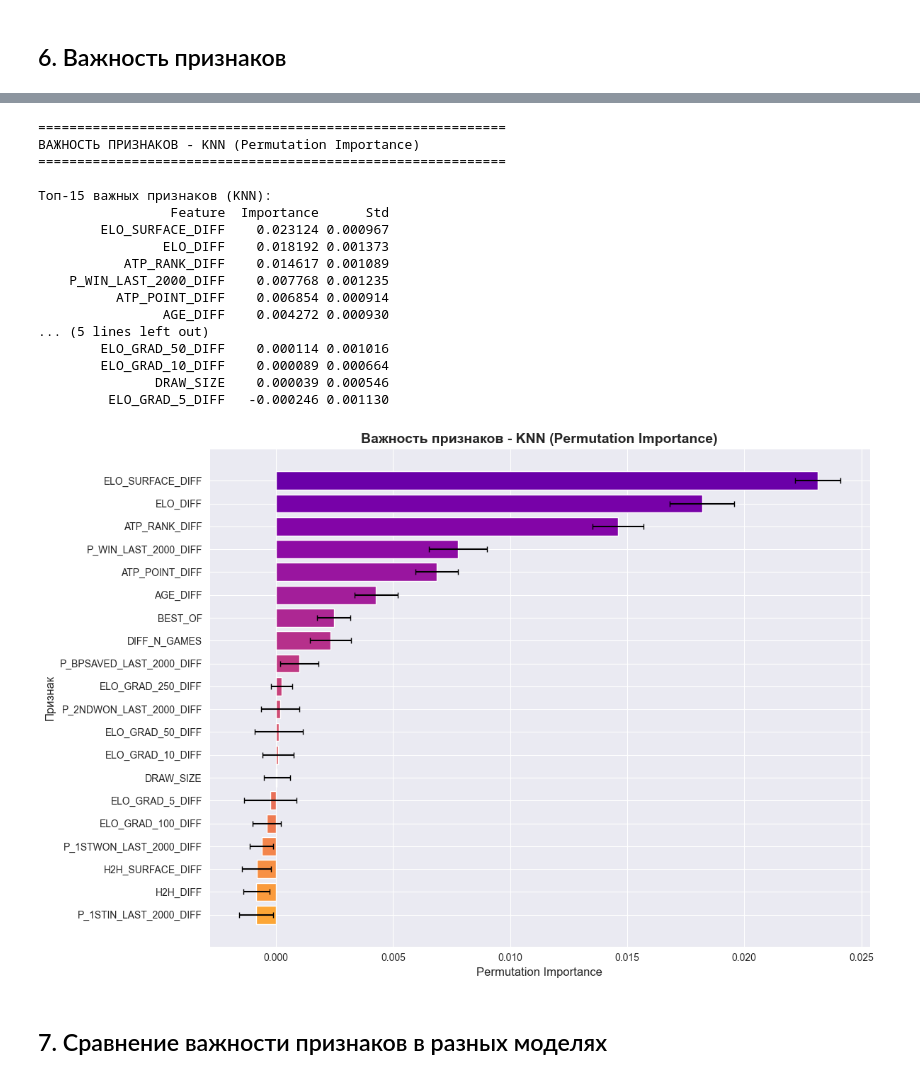
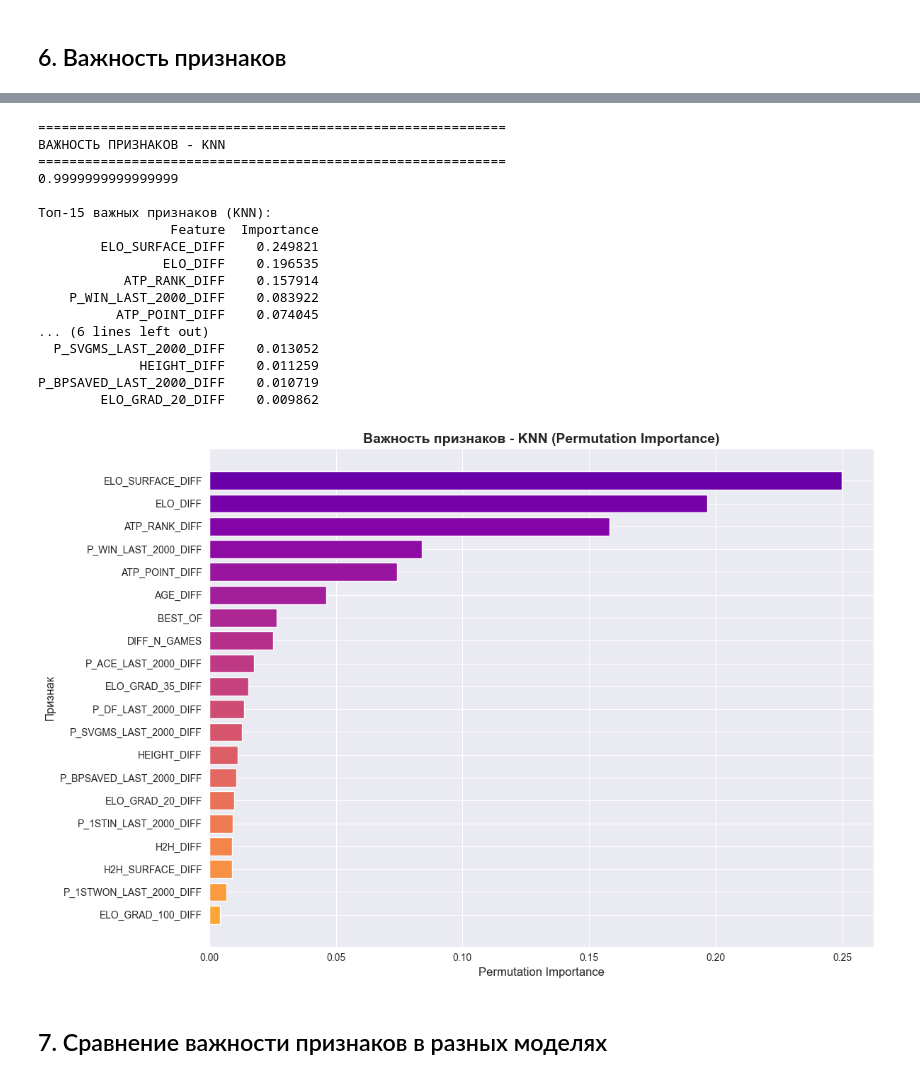
Before and after one commit to toj1ro/tennis-predictor, a Jupyter notebook: checkpoint3.ipynb, the cells around one changed output, grey strips where cells are left out. Drawn from its saved outputs; the diff is of its cells as text; code cells hidden in the pictures.

```diff
--- a/checkpoint3.ipynb
+++ b/checkpoint3.ipynb
@@ -403,52 +405,56 @@ plt.show()
 # %%
-print("="*60)
-print("ВАЖНОСТЬ ПРИЗНАКОВ - KNN (Permutation Importance)")
-print("="*60)
+print("=" * 60)
+print("ВАЖНОСТЬ ПРИЗНАКОВ - KNN")
+print("=" * 60)
 
 perm_importance = permutation_importance(
     models['KNN'], X_test_scaled, y_test,
     n_repeats=10, random_state=42, n_jobs=-1, scoring='roc_auc'
 )
 
+importance_coefs_sum = sum(map(abs, perm_importance.importances_mean))
+
+normalized_importance_means = [abs(c) / importance_coefs_sum for c in perm_importance.importances_mean]
+
 knn_importance = pd.DataFrame({
     'Feature': X.columns,
-    'Importance': perm_importance.importances_mean,
-    'Std': perm_importance.importances_std
+    'Importance': normalized_importance_means,
 }).sort_values('Importance', ascending=False)
+
+print(sum(knn_importance["Importance"]))
 
 print("\nТоп-15 важных признаков (KNN):")
 print(knn_importance.head(15).to_string(index=False))
 
 plt.figure(figsize=(12, 8))
 top_knn = knn_importance.head(20)
 colors = plt.cm.plasma(np.linspace(0.2, 0.8, len(top_knn)))
-plt.barh(top_knn['Feature'], top_knn['Importance'],
-         xerr=top_knn['Std'], color=colors, capsize=3)
+plt.barh(top_knn['Feature'], top_knn['Importance'], color=colors, capsize=3)
 plt.xlabel('Permutation Importance', fontsize=12)
 plt.ylabel('Признак', fontsize=12)
 plt.title('Важность признаков - KNN (Permutation Importance)', fontsize=14, fontweight='bold')
 plt.gca().invert_yaxis()
 plt.tight_layout()
 plt.show()
 # %% [output]
 ============================================================
-ВАЖНОСТЬ ПРИЗНАКОВ - KNN (Permutation Importance)
+ВАЖНОСТЬ ПРИЗНАКОВ - KNN
 ============================================================
+0.9999999999999999
 
 Топ-15 важных признаков (KNN):
-                 Feature  Importance      Std
-        ELO_SURFACE_DIFF    0.023124 0.000967
-                ELO_DIFF    0.018192 0.001373
-           ATP_RANK_DIFF    0.014617 0.001089
-    P_WIN_LAST_2000_DIFF    0.007768 0.001235
-          ATP_POINT_DIFF    0.006854 0.000914
-                AGE_DIFF    0.004272 0.000930
-... (5 lines left out)
-        ELO_GRAD_50_DIFF    0.000114 0.001016
-        ELO_GRAD_10_DIFF    0.000089 0.000664
-               DRAW_SIZE    0.000039 0.000546
-         ELO_GRAD_5_DIFF   -0.000246 0.001130
+                 Feature  Importance
+        ELO_SURFACE_DIFF    0.249821
+                ELO_DIFF    0.196535
+           ATP_RANK_DIFF    0.157914
+    P_WIN_LAST_2000_DIFF    0.083922
+          ATP_POINT_DIFF    0.074045
+... (6 lines left out)
+  P_SVGMS_LAST_2000_DIFF    0.013052
+             HEIGHT_DIFF    0.011259
+P_BPSAVED_LAST_2000_DIFF    0.010719
+        ELO_GRAD_20_DIFF    0.009862
-[figure, old version]
+[figure, new version]
 # %% [markdown]
 ## 7. Сравнение важности признаков в разных моделях
 # %%
```
Also changed, not shown: parts of 9 cells of this notebook.
